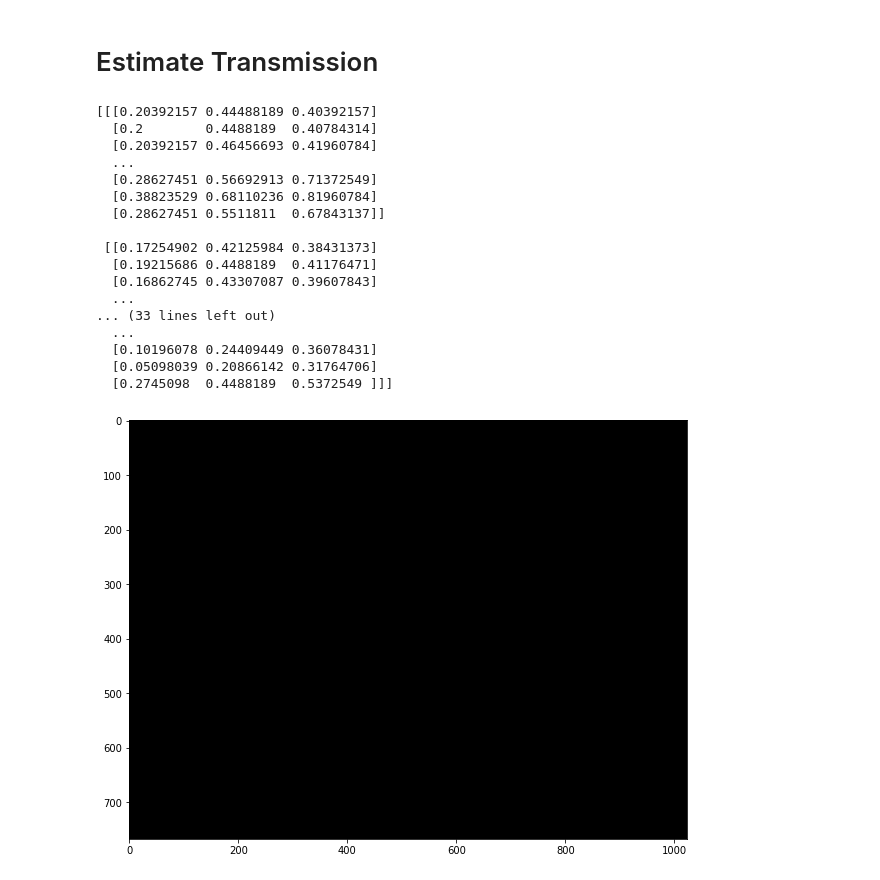
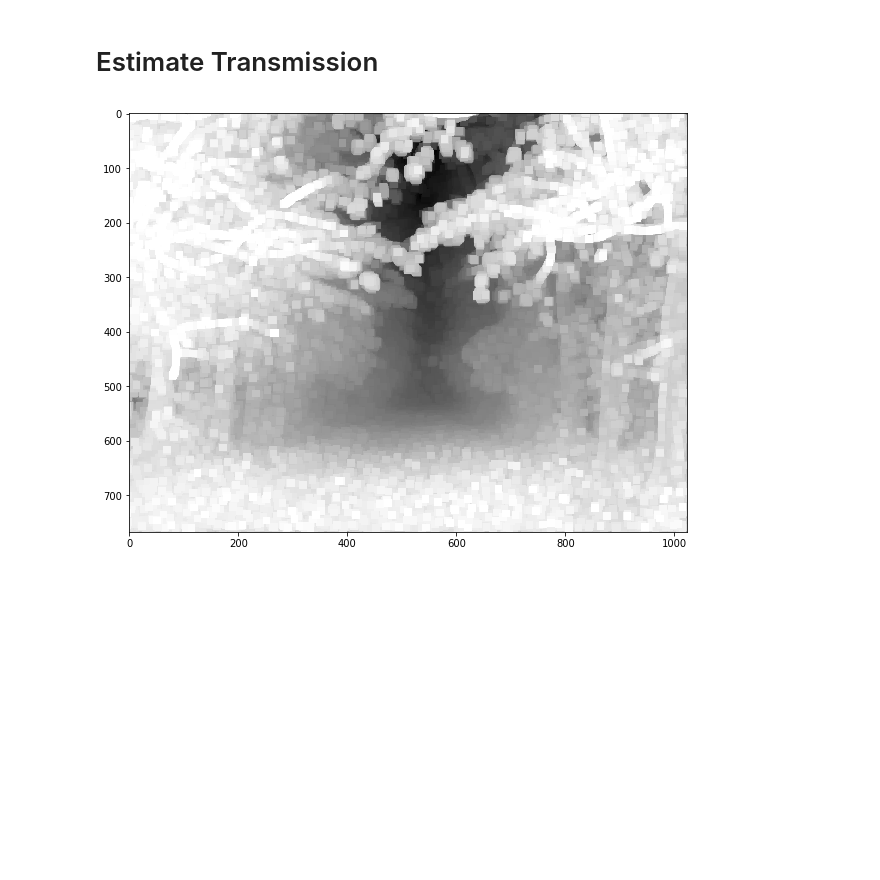
Before and after one commit to karandeepSJ/Image-Dehazing, a Jupyter notebook: Dehaze_images.ipynb, the cells around one changed output. Saved outputs shown, nothing was run; the diff lists cells and outputs as text; code cells hidden in the pictures; blank space fills up the shorter version.

```diff
--- a/Dehaze_images.ipynb
+++ b/Dehaze_images.ipynb
@@ -8,10 +8,9 @@ import matplotlib.pyplot as plt
 def get_dark_channel(img, wind_size):
     dark_channel = np.zeros((img.shape[0], img.shape[1]))
     img = cv2.copyMakeBorder(img,wind_size//2,wind_size//2,wind_size//2,wind_size//2,cv2.BORDER_CONSTANT,value=[255,255,255])
-    print(img)
     no_rows = img.shape[0]
     no_cols = img.shape[1]
-    min_channel = np.zeros((no_rows, no_cols), dtype=np.uint8)
+    min_channel = np.zeros((no_rows, no_cols))
     for row in range(no_rows):
         for col in range(no_cols):
             min_channel[row-wind_size//2][col-wind_size//2] = np.min(img[row,col,:])
@@ -72,26 +71,8 @@ atm_light = get_atm_light(img,dark_channel_img)
 # Estimate Transmission
 # %%
 t_bar = get_dark_channel(img/atm_light,15)
-print(img/atm_light)
 plt.figure(figsize=(10,10))
-plt.imshow(t_bar,'gray')
+plt.imshow(1-(0.95*t_bar),'gray')
 plt.show()
 # %% [output]
-[[[0.20392157 0.44488189 0.40392157]
-  [0.2        0.4488189  0.40784314]
-  [0.20392157 0.46456693 0.41960784]
-  ...
-  [0.28627451 0.56692913 0.71372549]
-  [0.38823529 0.68110236 0.81960784]
-  [0.28627451 0.5511811  0.67843137]]
-
- [[0.17254902 0.42125984 0.38431373]
-  [0.19215686 0.4488189  0.41176471]
-  [0.16862745 0.43307087 0.39607843]
-  ...
-... (33 lines left out)
-  ...
-  [0.10196078 0.24409449 0.36078431]
-  [0.05098039 0.20866142 0.31764706]
-  [0.2745098  0.4488189  0.5372549 ]]]
-[figure, old version]
+[figure, new version]
```
